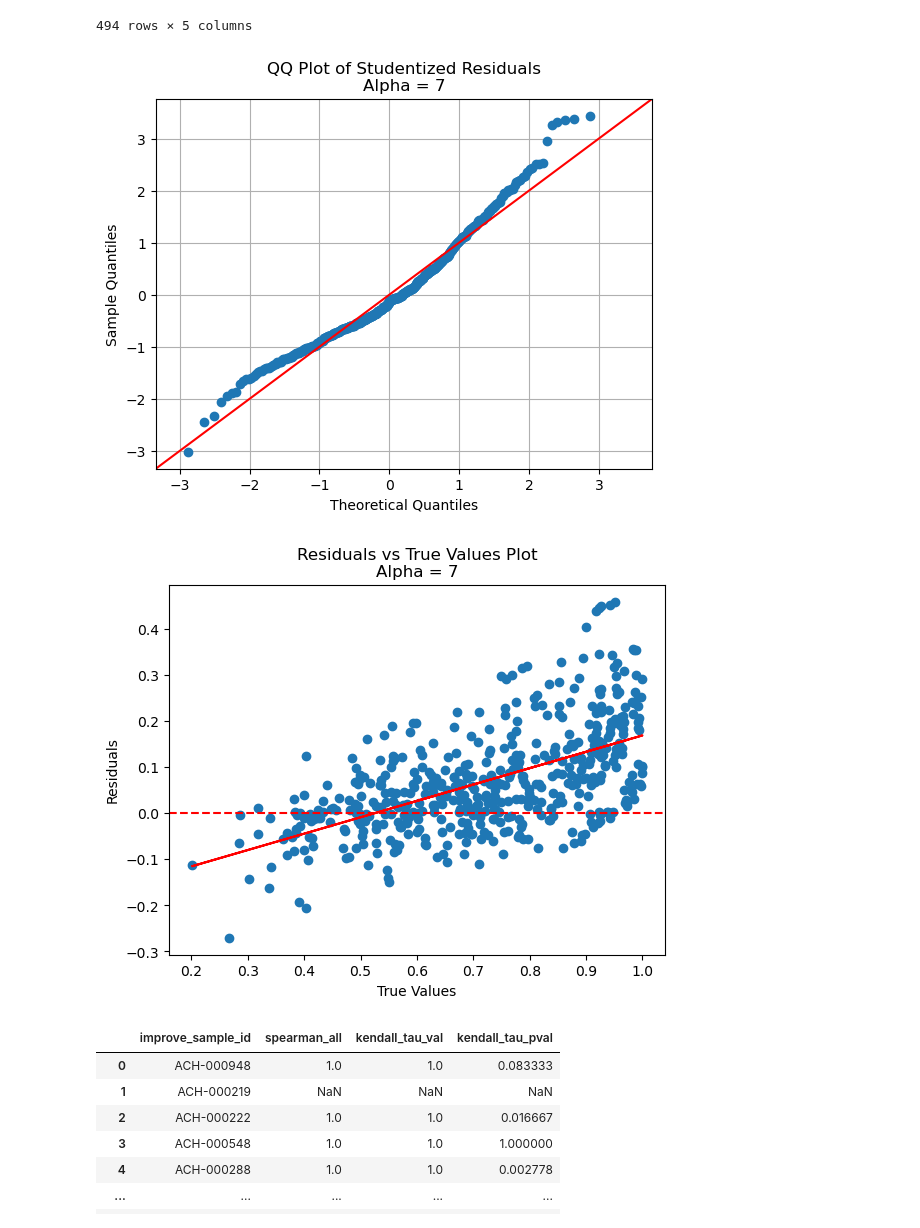
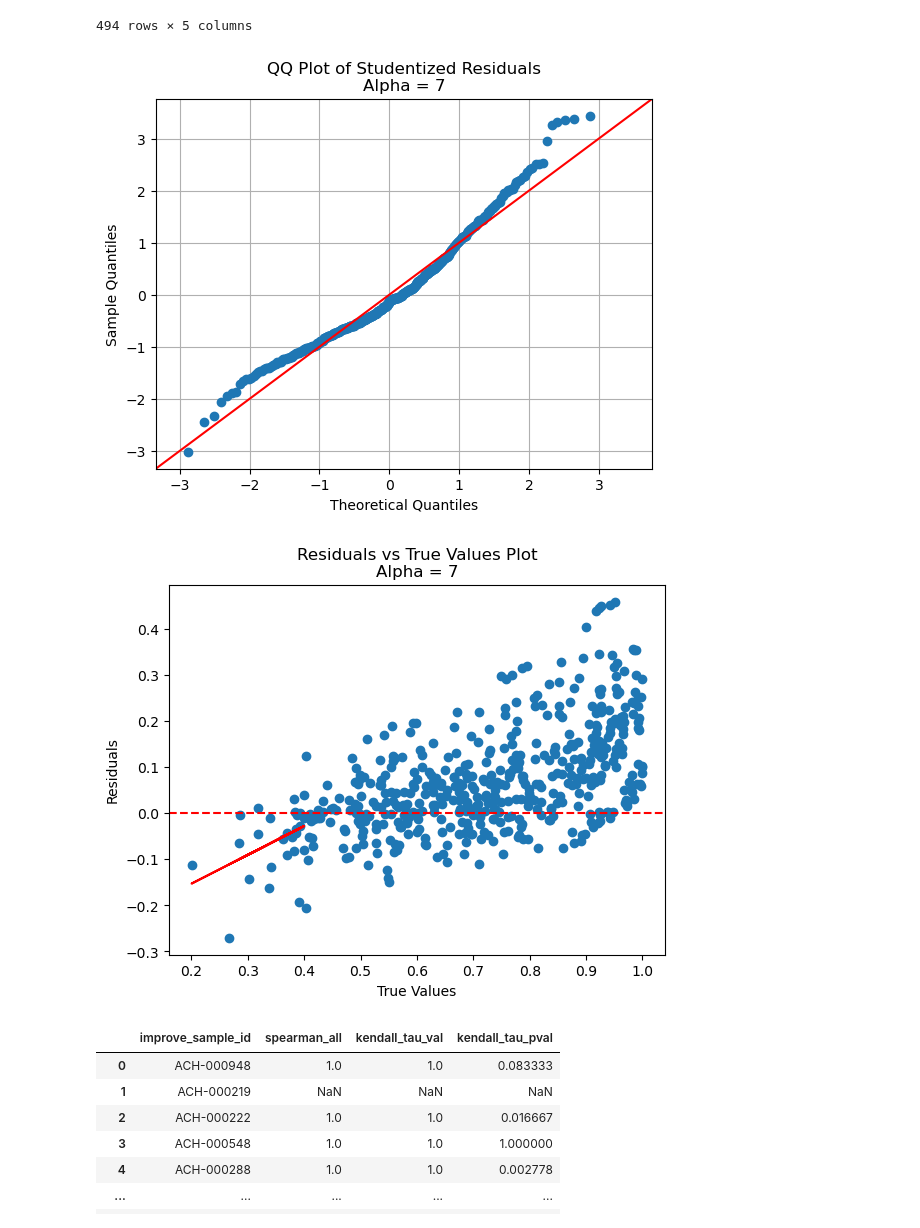
Before and after one commit to JDACS4C-IMPROVE/Scratch, a Jupyter notebook: alt-scores/mae_poly.ipynb, the cells around one changed output. Saved outputs shown, nothing was run; the diff lists cells and outputs as text; code cells hidden in the pictures.

```diff
--- a/alt-scores/mae_poly.ipynb
+++ b/alt-scores/mae_poly.ipynb
@@ -421,10 +556,10 @@ test_e7
 494 rows × 5 columns
 # %%
 qqres_plot(test_e7, 7)
-res_v_true(test_e7, 7)
+res_v_true(test_e7, 7, auc_max=0.4)
 # %% [output]
 [figure]
-[figure, old version]
+[figure, new version]
 # %%
 make_rank_df(test_e7)
 # %% [output]
```
Also changed, not shown: parts of 23 cells of this notebook.
